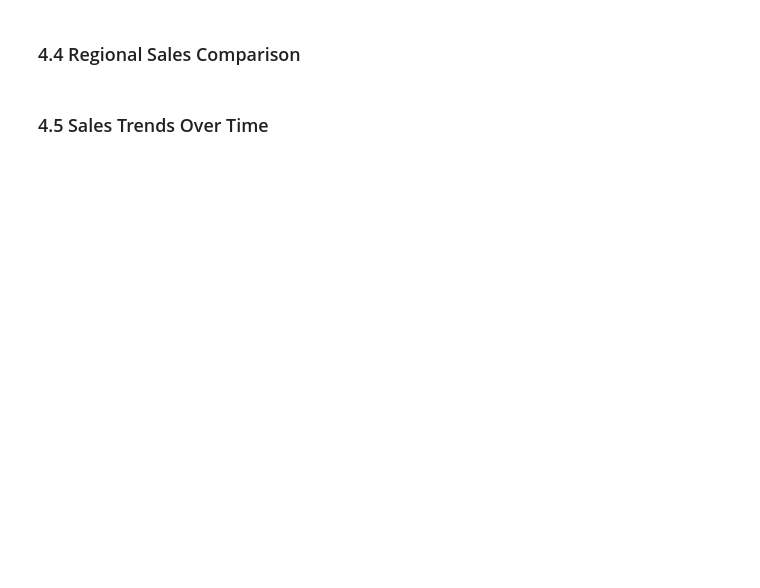
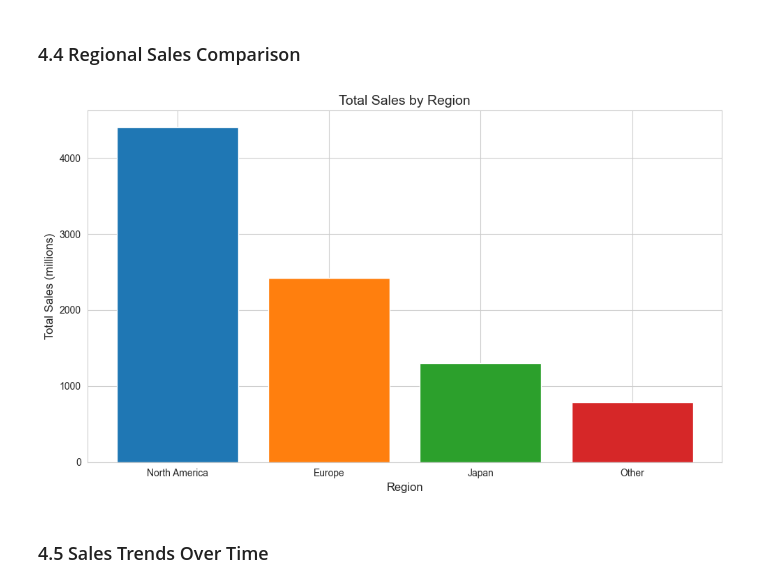
Before and after one commit to nay-gupta/video-game-eda, a Jupyter notebook: notebooks/video_game_sales_eda.ipynb, the cells around one changed output. Saved outputs shown, nothing was run; the diff lists cells and outputs as text; code cells hidden in the pictures; blank space fills up the shorter version.

```diff
--- a/notebooks/video_game_sales_eda.ipynb
+++ b/notebooks/video_game_sales_eda.ipynb
@@ -118,7 +200,9 @@ print("Example: df = load_video_game_data('../data/raw/video_game_sales.csv')")
 ### 4.4 Regional Sales Comparison
 # %%
 # Compare sales across regions
-# plot_regional_sales_comparison(df_clean)
+plot_regional_sales_comparison(df_clean)
+# %% [output]
+[figure, added]
 # %% [markdown]
 ### 4.5 Sales Trends Over Time
 # %%
```
Also changed, not shown: parts of 14 cells of this notebook, 1 other file.
